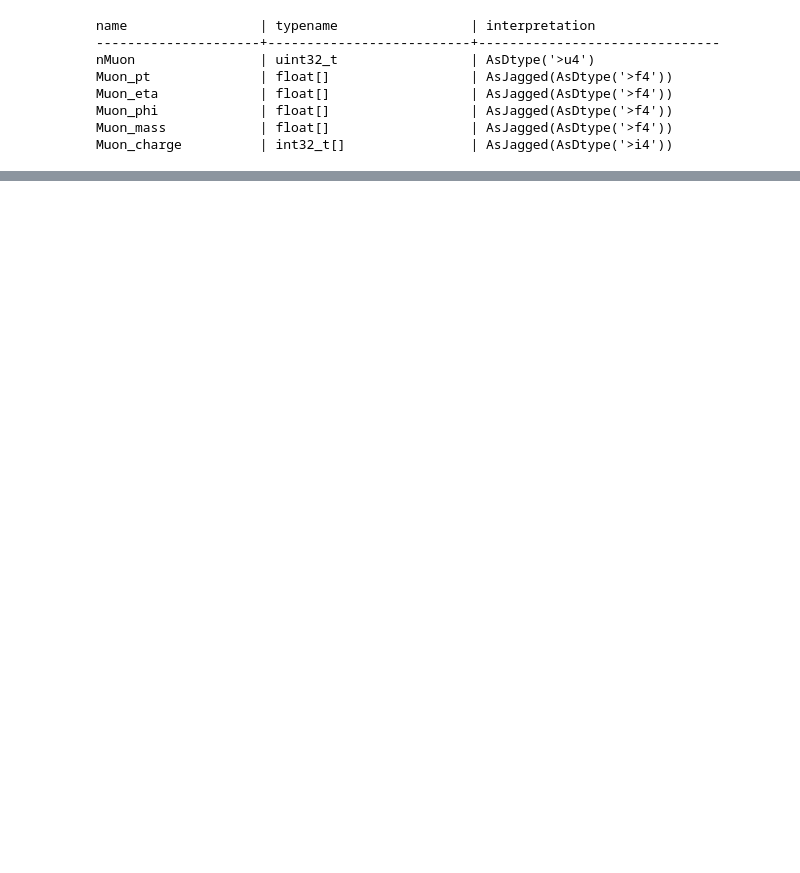
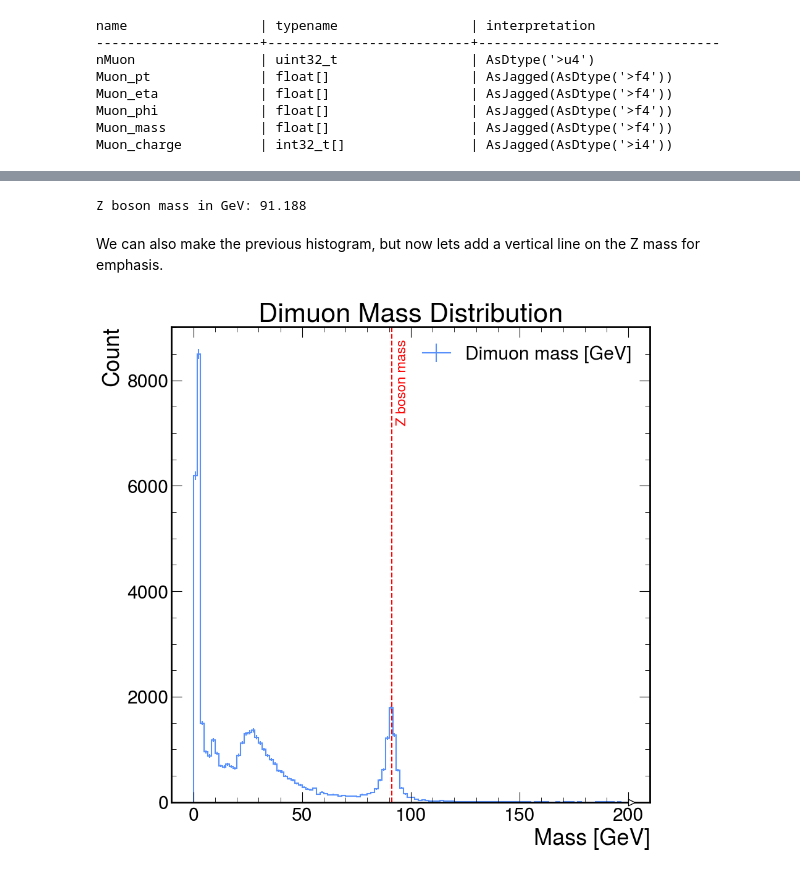
Before and after one commit to roy-cruz/PythonHEP-Book, a Jupyter notebook: _sources/content/2_ttrees.ipynb, the cells around one changed output, grey strips where cells are left out. Drawn from its saved outputs; the diff is of its cells as text; code cells hidden in the pictures; blank space fills up the shorter version.

```diff
--- a/_sources/content/2_ttrees.ipynb
+++ b/_sources/content/2_ttrees.ipynb
@@ -202,0 +301,30 @@ plt.show()
+# %%
+import particle
+from hepunits import GeV
+
+# Getting the mass of the Z boson
+z_mass = particle.Particle.from_name("Z0")
+print("Z boson mass in GeV:", z_mass.mass / GeV)
+# %% [output]
+Z boson mass in GeV: 91.188
+# %% [markdown]
+We can also make the previous histogram, but now lets add a vertical line on the Z mass for emphasis.
+# %%
+# Plotting a a vertical line at the Z boson mass
+# Using Hist + Matplotlib
+fig, ax = plt.subplots()
+
+masshist.plot1d(
+    ax=ax,
+    label="Dimuon mass [GeV]",
+)
+
+ax.set_ylabel("Count")
+ax.set_title("Dimuon Mass Distribution")
+ax.legend()
+ax.axvline(z_mass.mass / GeV, color="red", linestyle="--", label="Z boson mass")
+ax.text(z_mass.mass / GeV + 2, 7200, "Z boson mass", color="red", rotation=90, fontsize=16)
+
+plt.show()
+# %% [output]
+[figure, added]
```
Also changed, not shown: parts of 77 cells of this notebook, 32 other files.
